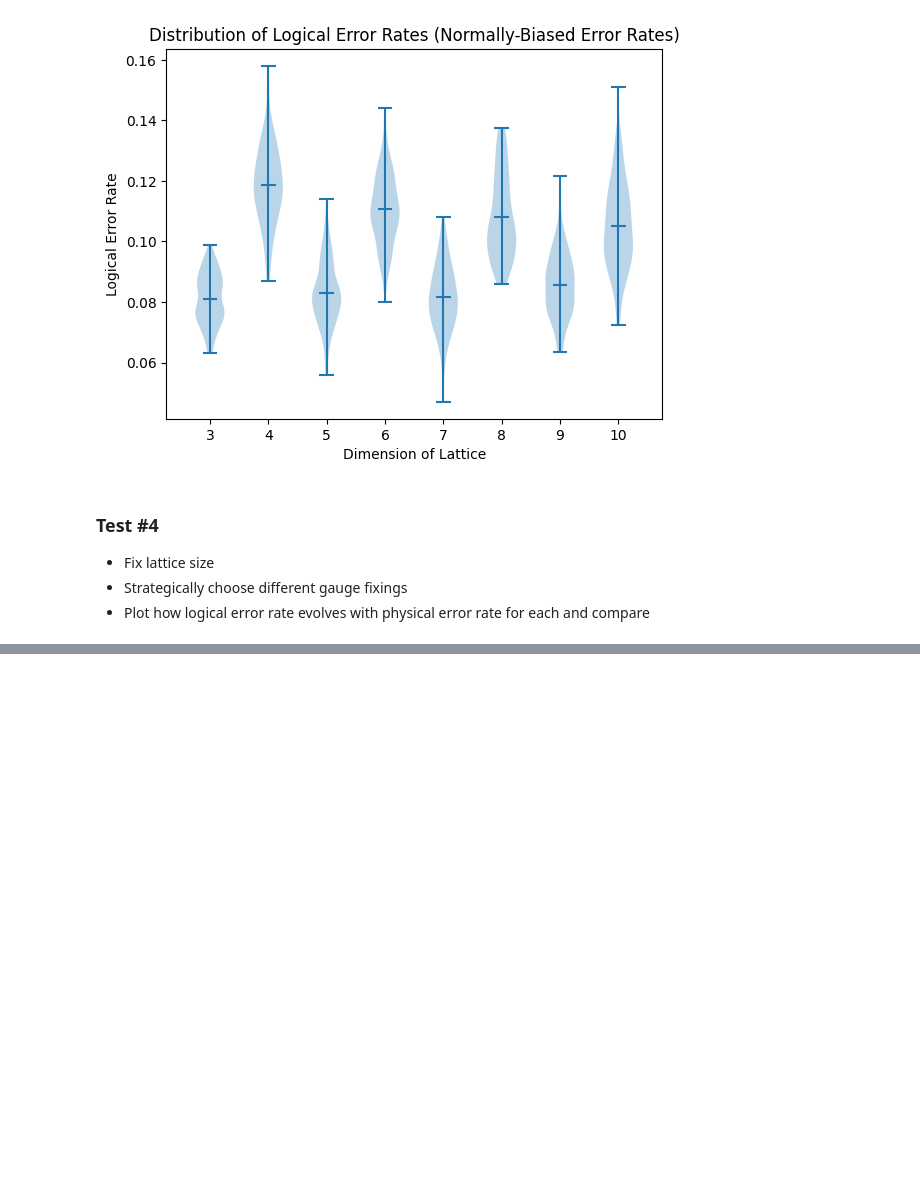
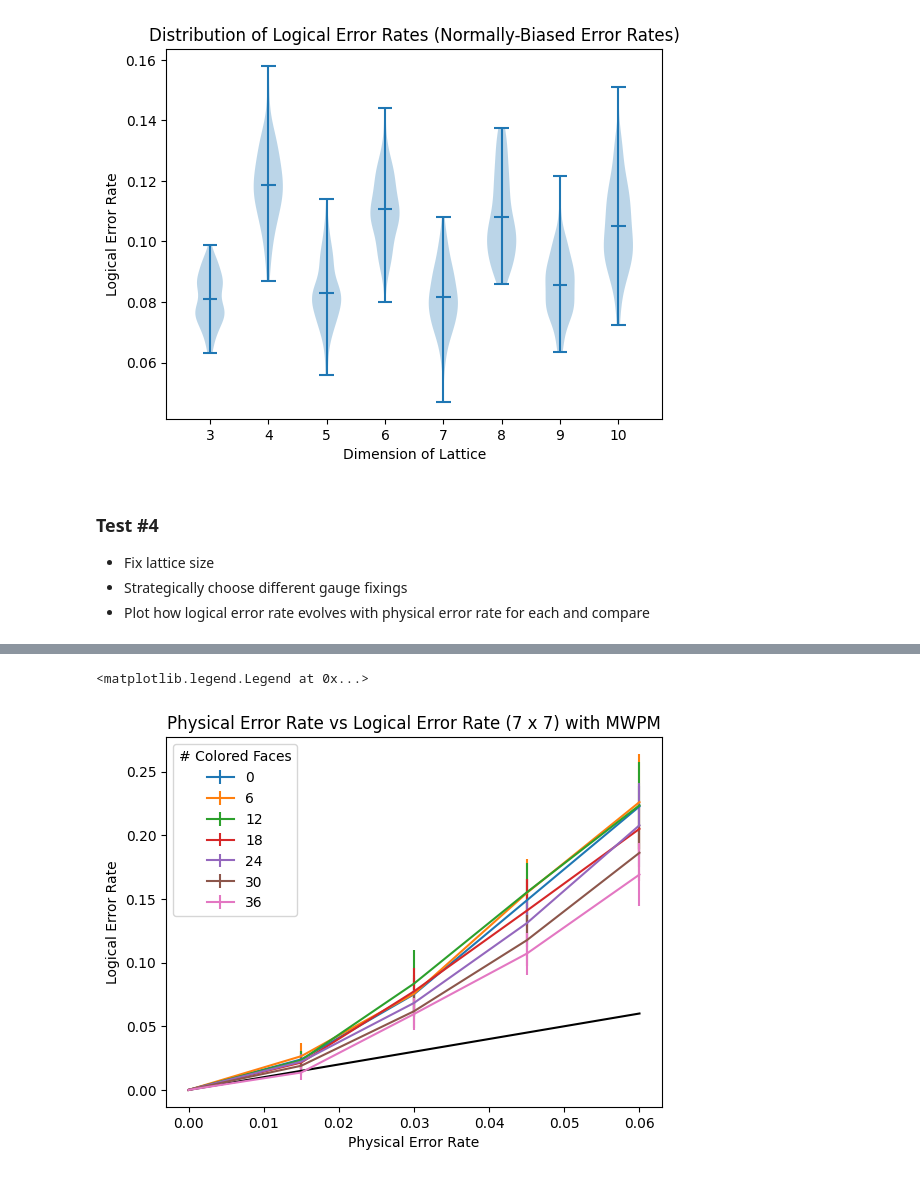
Before and after one commit to jpmarceaux/QuantumHardwareSubgroup, a Jupyter notebook: lib/systematic_code_cap_simulation.ipynb, the cells around one changed output, grey strips where cells are left out. Cells and saved outputs as stored; diff of their text form; code cells hidden in the pictures; blank space fills up the shorter version.

```diff
--- a/lib/systematic_code_cap_simulation.ipynb
+++ b/lib/systematic_code_cap_simulation.ipynb
@@ -1057,0 +1171,31 @@ plt.legend(title='# Colored Faces')
+# %%
+logical_error_probs_mwpm = {int(num_faces) : [] for num_faces in logical_errors_mwpm.keys()}
+for num_faces in logical_errors_mwpm.keys():
+    for row in logical_errors_mwpm[num_faces]:
+        logical_error_probs_mwpm[int(num_faces)].append(row/num_errors)
+
+with open('data/phys_vs_log_err_rate_2.pkl', 'wb') as fp:
+    pickle.dump(logical_error_probs_mwpm, fp)
+# %%
+logical_error_probs_bp_osd = {int(num_faces) : [] for num_faces in logical_errors_bp_osd.keys()}
+for num_faces in logical_errors_bp_osd.keys():
+    for row in logical_errors_bp_osd[num_faces]:
+        logical_error_probs_bp_osd[int(num_faces)].append(row/num_errors)
+
+with open('data/phys_vs_log_err_rate_bp_osd.pkl', 'wb') as fp:
+    pickle.dump(logical_error_probs_bp_osd, fp)
+# %%
+for num_faces in logical_error_probs_mwpm.keys():
+    logical_error_list = np.array(logical_error_probs_mwpm[num_faces])
+    logical_error_list_mean = np.mean(logical_error_list, axis=0)
+    logical_error_list_std = np.std(logical_error_list, axis=0)
+    plt.errorbar(3 * phys_err_rates_range, logical_error_list_mean, yerr=logical_error_list_std, label=str(num_faces))
+
+plt.xlabel('Physical Error Rate')
+plt.ylabel('Logical Error Rate')
+plt.title('Physical Error Rate vs Logical Error Rate (7 x 7) with MWPM')
+plt.plot(3 * phys_err_rates_range, 3 * phys_err_rates_range, color='black')
+plt.legend(title='# Colored Faces')
+# %% [output]
+<matplotlib.legend.Legend at 0x...>
+[figure, added]
```
Also changed, not shown: parts of 13 cells of this notebook, 7 other files.
